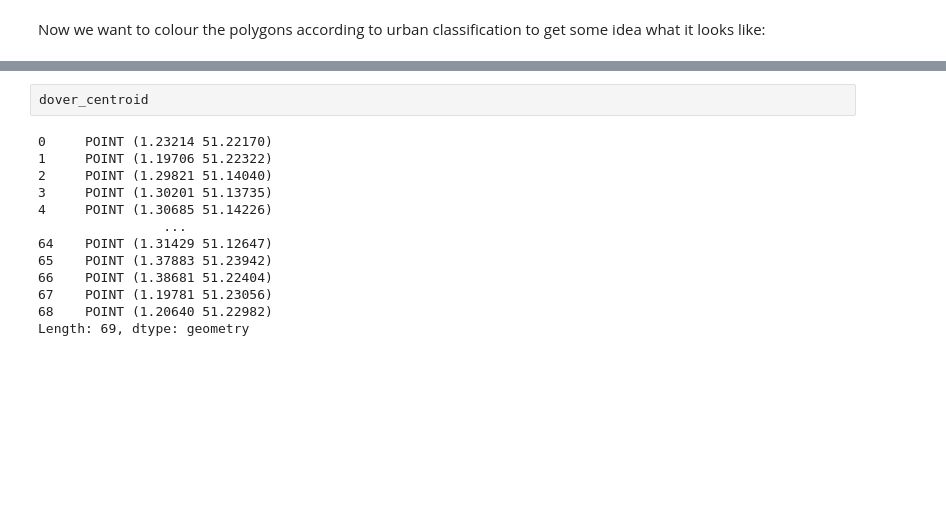
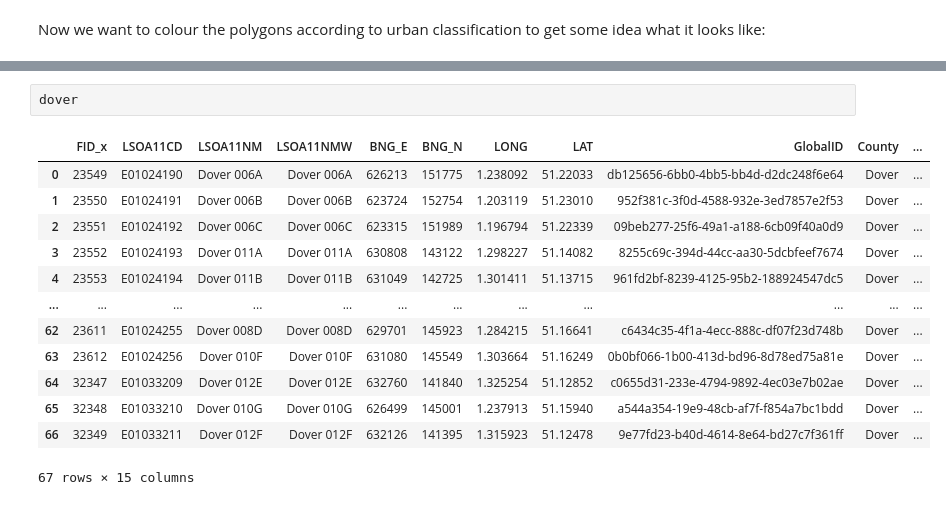
Before and after one commit to staropram/coastal, a Jupyter notebook: maps/Thanet Clusters.ipynb, the cells around one changed output, grey strips where cells are left out. Drawn from its saved outputs; the diff is of its cells as text; blank space fills up the shorter version.

```diff
--- a/maps/Thanet Clusters.ipynb
+++ b/maps/Thanet Clusters.ipynb
@@ -137,15 +140,16 @@ ValueError: Can't clean for JSON: 0     2.0
 # %%
-dover_centroid
+dover
 # %% [output]
+|  | FID_x | LSOA11CD | LSOA11NM | LSOA11NMW | BNG_E | BNG_N | LONG | LAT | GlobalID | County | ... |
+| 0 | 23549 | E01024190 | Dover 006A | Dover 006A | 626213 | 151775 | 1.238092 | 51.22033 | db125656-6bb0-4bb5-bb4d-d2dc248f6e64 | Dover | ... |
+| 1 | 23550 | E01024191 | Dover 006B | Dover 006B | 623724 | 152754 | 1.203119 | 51.23010 | 952f381c-3f0d-4588-932e-3ed7857e2f53 | Dover | ... |
+| 2 | 23551 | E01024192 | Dover 006C | Dover 006C | 623315 | 151989 | 1.196794 | 51.22339 | 09beb277-25f6-49a1-a188-6cb09f40a0d9 | Dover | ... |
+| 3 | 23552 | E01024193 | Dover 011A | Dover 011A | 630808 | 143122 | 1.298227 | 51.14082 | 8255c69c-394d-44cc-aa30-5dcbfeef7674 | Dover | ... |
+| 4 | 23553 | E01024194 | Dover 011B | Dover 011B | 631049 | 142725 | 1.301411 | 51.13715 | 961fd2bf-8239-4125-95b2-188924547dc5 | Dover | ... |
+| ... | ... | ... | ... | ... | ... | ... | ... | ... | ... | ... | ... |
+| 62 | 23611 | E01024255 | Dover 008D | Dover 008D | 629701 | 145923 | 1.284215 | 51.16641 | c6434c35-4f1a-4ecc-888c-df07f23d748b | Dover | ... |
+| 63 | 23612 | E01024256 | Dover 010F | Dover 010F | 631080 | 145549 | 1.303664 | 51.16249 | 0b0bf066-1b00-413d-bd96-8d78ed75a81e | Dover | ... |
+| 64 | 32347 | E01033209 | Dover 012E | Dover 012E | 632760 | 141840 | 1.325254 | 51.12852 | c0655d31-233e-4794-9892-4ec03e7b02ae | Dover | ... |
+| 65 | 32348 | E01033210 | Dover 010G | Dover 010G | 626499 | 145001 | 1.237913 | 51.15940 | a544a354-19e9-48cb-af7f-f854a7bc1bdd | Dover | ... |
+| 66 | 32349 | E01033211 | Dover 012F | Dover 012F | 632126 | 141395 | 1.315923 | 51.12478 | 9e77fd23-b40d-4614-8e64-bd27c7f361ff | Dover | ... |
-0     POINT (1.23214 51.22170)
-1     POINT (1.19706 51.22322)
-2     POINT (1.29821 51.14040)
-3     POINT (1.30201 51.13735)
-4     POINT (1.30685 51.14226)
-                ...
-64    POINT (1.31429 51.12647)
-65    POINT (1.37883 51.23942)
-66    POINT (1.38681 51.22404)
-67    POINT (1.19781 51.23056)
-68    POINT (1.20640 51.22982)
-Length: 69, dtype: geometry
+67 rows × 15 columns
```
Also changed, not shown: parts of 7 cells of this notebook, 5 other files.
